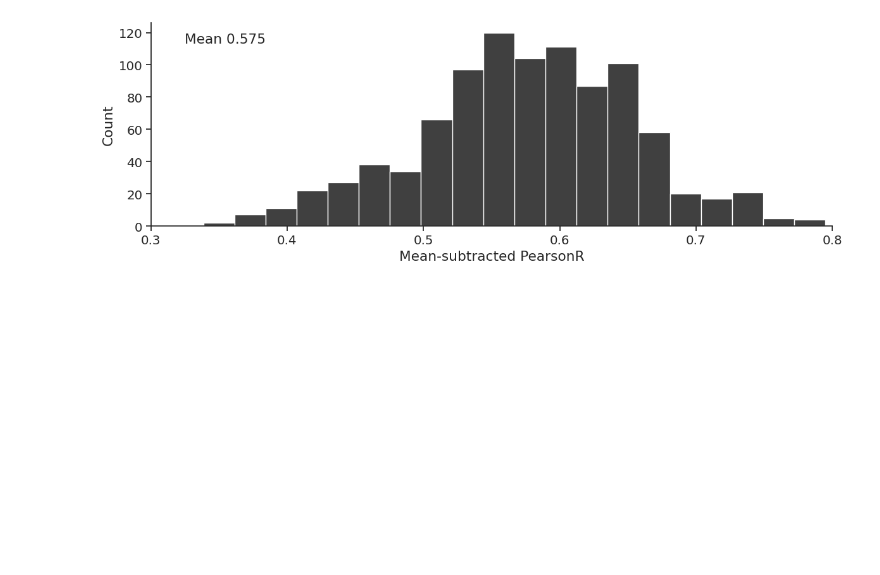
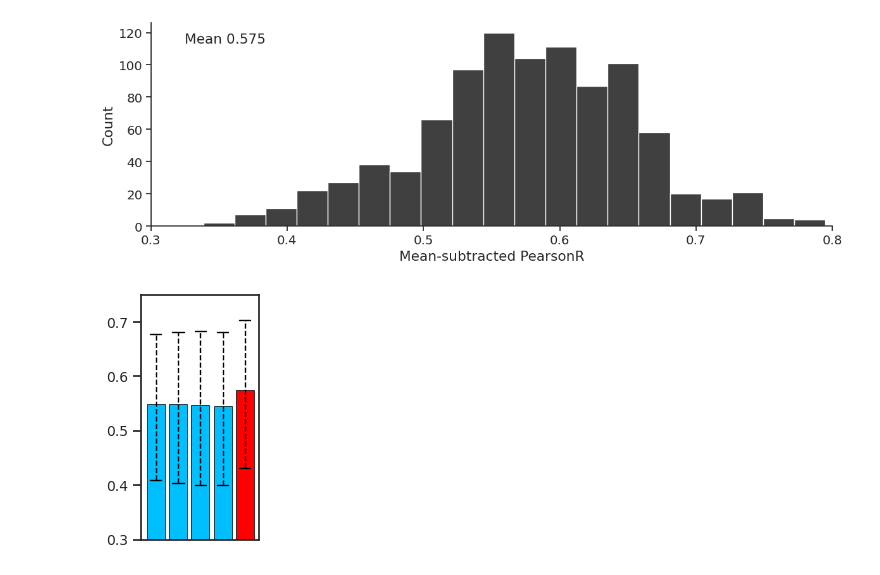
Before and after one commit to calico/borzoi-paper, a Jupyter notebook: analysis/test_expression/plot_expr_histo_genes.ipynb, the cells around one changed output. Drawn from its saved outputs; the diff is of its cells as text; code cells hidden in the pictures; blank space fills up the shorter version.

```diff
--- a/analysis/test_expression/plot_expr_histo_genes.ipynb
+++ b/analysis/test_expression/plot_expr_histo_genes.ipynb
@@ -168,2 +202,36 @@ plt.savefig('genes_nhist_updated_ens.pdf')
 # %% [output]
 [figure]
+# %%
+#Plot replicate and ensemble specificity performances, average and 5th / 95th percentiles
+
+q_lo = 0.05
+q_hi = 0.95
+
+#Get mean and quantiles
+acc_mean = np.mean(cross_npearsonr, axis=1)
+acc_lo = np.quantile(cross_npearsonr, q=q_lo, axis=1)
+acc_hi = np.quantile(cross_npearsonr, q=q_hi, axis=1)
+
+f = plt.figure(figsize=(2, 3))
+
+plt.bar([0, 1, 2, 3], acc_mean[:-1], color='deepskyblue', edgecolor='black', linewidth=0.5)
+plt.bar([4], acc_mean[-1:], color='red', edgecolor='black', linewidth=0.5)
+
+#Loop over metrics (last is ensemble)
+for j in range(5) :
+    plt.plot([j, j], [acc_lo[j], acc_hi[j]], linewidth=1, color='black', linestyle='--')
+    plt.plot([j - 0.25, j + 0.25], [acc_lo[j], acc_lo[j]], linewidth=1, color='black', linestyle='-')
+    plt.plot([j - 0.25, j + 0.25], [acc_hi[j], acc_hi[j]], linewidth=1, color='black', linestyle='-')
+
+plt.xticks([], [])
+plt.yticks(fontsize=10)
+
+plt.ylim(0.30, 0.75)
+
+plt.tight_layout()
+
+plt.savefig('acc_ngene_bars.eps')
+
+plt.show()
+# %% [output]
+[figure, added]
```
Also changed, not shown: parts of 5 cells of this notebook, 7 other files.
